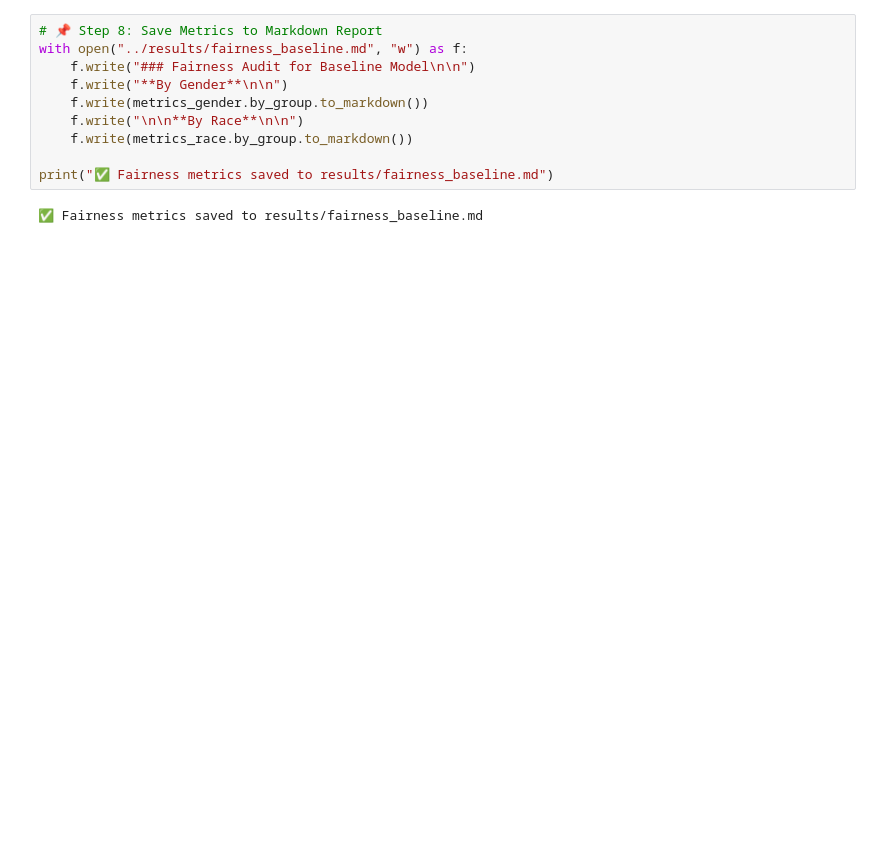
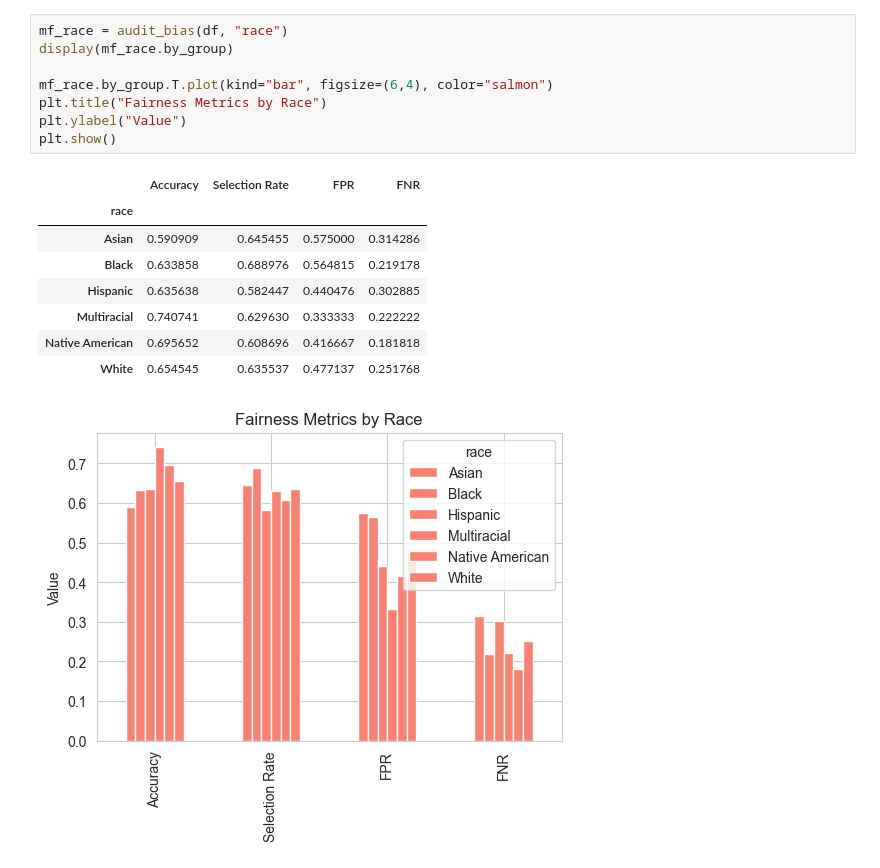
Before and after one commit to RajatShinde3/FairLoans, a Jupyter notebook: notebooks/02_bias_detect.ipynb, the cells around one changed output. Drawn from its saved outputs; the diff is of its cells as text; blank space fills up the shorter version.

```diff
--- a/notebooks/02_bias_detect.ipynb
+++ b/notebooks/02_bias_detect.ipynb
@@ -92,12 +89,18 @@ plt.show()
 # %%
-# 📌 Step 8: Save Metrics to Markdown Report
-with open("../results/fairness_baseline.md", "w") as f:
-    f.write("### Fairness Audit for Baseline Model\n\n")
-    f.write("**By Gender**\n\n")
-    f.write(metrics_gender.by_group.to_markdown())
-    f.write("\n\n**By Race**\n\n")
-    f.write(metrics_race.by_group.to_markdown())
+mf_race = audit_bias(df, "race")
+display(mf_race.by_group)
 
-print("✅ Fairness metrics saved to results/fairness_baseline.md")
+mf_race.by_group.T.plot(kind="bar", figsize=(6,4), color="salmon")
+plt.title("Fairness Metrics by Race")
+plt.ylabel("Value")
+plt.show()
 # %% [output]
-✅ Fairness metrics saved to results/fairness_baseline.md
+|  | Accuracy | Selection Rate | FPR | FNR |
+| race |  |  |  |  |
+| Asian | 0.590909 | 0.645455 | 0.575000 | 0.314286 |
+| Black | 0.633858 | 0.688976 | 0.564815 | 0.219178 |
+| Hispanic | 0.635638 | 0.582447 | 0.440476 | 0.302885 |
+| Multiracial | 0.740741 | 0.629630 | 0.333333 | 0.222222 |
+| Native American | 0.695652 | 0.608696 | 0.416667 | 0.181818 |
+| White | 0.654545 | 0.635537 | 0.477137 | 0.251768 |
+[figure, added]
```
Also changed, not shown: parts of 13 cells of this notebook, 2 other files.
